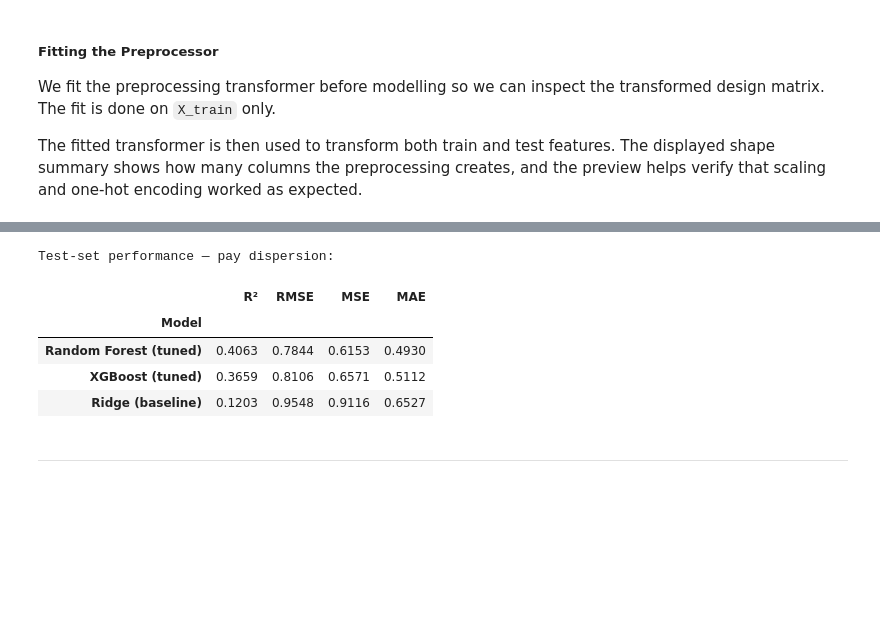
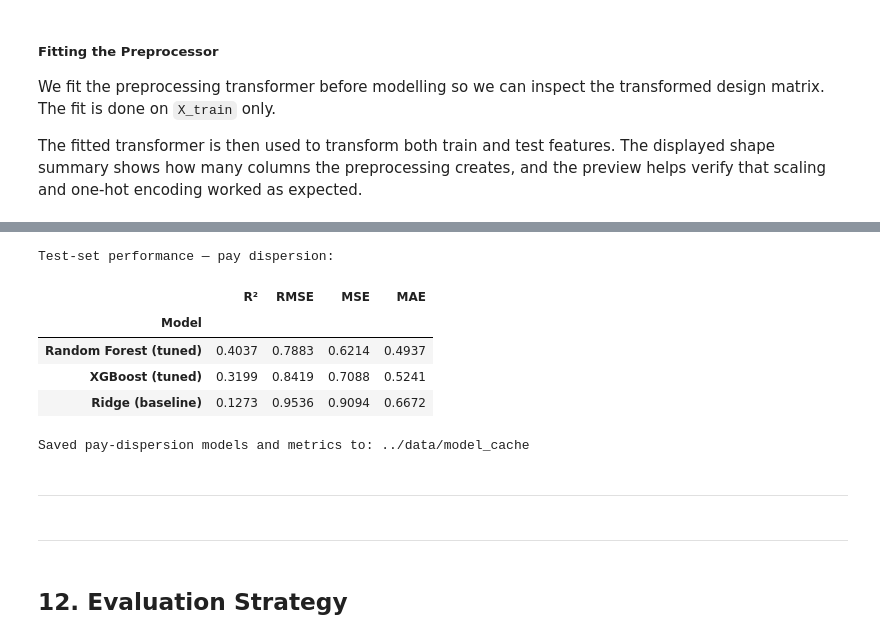
Before and after one commit to rizkyakbar-tud/DAI, a Jupyter notebook: mission/proposals_st26/mission_proposal_Akbar-Zduńczyk.ipynb, the cells around one changed output, grey strips where cells are left out. Drawn from its saved outputs; the diff is of its cells as text; code cells hidden in the pictures; blank space fills up the shorter version.

```diff
--- a/mission/proposals_st26/mission_proposal_Akbar-Zduńczyk.ipynb
+++ b/mission/proposals_st26/mission_proposal_Akbar-Zduńczyk.ipynb
@@ -4936,7 +5016,7 @@ Random Forest and XGBoost were the two top-performing models in the dispersion
 screening (R² 0.41 and 0.31 respectively). We run 50-trial Optuna searches for
 each, then report final test-set performance for both alongside the Ridge baseline.
 # %%
-# ── 13.1.7b  Optuna tuning for pay-dispersion top-2 models ──────────────────
+# -- 11.8.2  Optuna tuning for pay-dispersion top-2 models -----------------
 
 # Pre-fit the dispersion preprocessor once to avoid refitting inside every trial
 disp_pre_fitted = ColumnTransformer([
@@ -4964,8 +5044,11 @@ def disp_xgb_objective(trial):
         "colsample_bytree": trial.suggest_float("colsample_bytree", 0.5, 1.0),
     }
     scores = cross_val_score(
-        xgb.XGBRegressor(**params), X_disp_train_pp, y_disp_train,
-        scoring="neg_mean_squared_error", cv=disp_cv,
+        xgb.XGBRegressor(**params),
+        X_disp_train_pp,
+        y_disp_train,
+        scoring="neg_mean_squared_error",
+        cv=disp_cv,
     )
     return -scores.mean()
 
@@ -4981,21 +5064,32 @@ def disp_rf_objective(trial):
         "n_jobs":            -1,
     }
     scores = cross_val_score(
-        RandomForestRegressor(**params), X_disp_train_pp, y_disp_train,
-        scoring="neg_mean_squared_error", cv=disp_cv,
+        RandomForestRegressor(**params),
+        X_disp_train_pp,
+        y_disp_train,
+        scoring="neg_mean_squared_error",
+        cv=disp_cv,
     )
     return -scores.mean()
 
 
-disp_xgb_study = optuna.create_study(direction="minimize")
-disp_xgb_study.optimize(disp_xgb_objective, n_trials=50, show_progress_bar=True)
+disp_xgb_study = run_cached_optuna_study(
+    study_name="pay_dispersion_xgboost_v1",
+    objective=disp_xgb_objective,
+    sampler_seed=DISP_RS,
+)
+save_best_params(disp_xgb_study, "pay_dispersion_xgb_best_params.json")
 print("Best XGBoost params (dispersion):")
 for k, v in disp_xgb_study.best_params.items():
     print(f"  {k}: {v}")
 print(f"Best CV MSE: {disp_xgb_study.best_value:.4f}")
 
-disp_rf_study = optuna.create_study(direction="minimize")
-disp_rf_study.optimize(disp_rf_objective, n_trials=50, show_progress_bar=True)
+disp_rf_study = run_cached_optuna_study(
+    study_name="pay_dispersion_random_forest_v1",
+    objective=disp_rf_objective,
+    sampler_seed=DISP_RS,
+)
+save_best_params(disp_rf_study, "pay_dispersion_rf_best_params.json")
 print("\nBest Random Forest params (dispersion):")
 for k, v in disp_rf_study.best_params.items():
     print(f"  {k}: {v}")
@@ -5011,5 +5121,5 @@ Best CV MSE: 0.5206
 # %%
-# ── 13.1.7c  Final test-set evaluation (dispersion) ─────────────────────────
+# -- 11.8.3  Final test-set evaluation (dispersion) -------------------------
 
 disp_ridge = RidgeCV(alphas=[0.01, 0.1, 1.0, 10.0, 100.0], cv=5, scoring="r2")
 disp_ridge.fit(X_disp_train_pp, y_disp_train)
@@ -5022,37 +5132,50 @@ best_disp_xgb = xgb.XGBRegressor(
 )
 best_disp_xgb.fit(X_disp_train_pp, y_disp_train)
 
 best_disp_rf = RandomForestRegressor(
     **disp_rf_study.best_params,
     random_state=DISP_RS,
     n_jobs=-1,
 )
 best_disp_rf.fit(X_disp_train_pp, y_disp_train)
 
 
 def disp_eval_row(name, y_true, y_pred):
     return {
         "Model": name,
-        "R\u00b2":   r2_score(y_true, y_pred),
+        "R²":   r2_score(y_true, y_pred),
         "RMSE":  np.sqrt(mean_squared_error(y_true, y_pred)),
         "MSE":   mean_squared_error(y_true, y_pred),
         "MAE":   mean_absolute_error(y_true, y_pred),
     }
 
 disp_final = pd.DataFrame([
     disp_eval_row("Ridge (baseline)",      y_disp_test, disp_ridge.predict(X_disp_test_pp)),
     disp_eval_row("XGBoost (tuned)",       y_disp_test, best_disp_xgb.predict(X_disp_test_pp)),
     disp_eval_row("Random Forest (tuned)", y_disp_test, best_disp_rf.predict(X_disp_test_pp)),
-]).set_index("Model").sort_values("R\u00b2", ascending=False)
+]).set_index("Model").sort_values("R²", ascending=False)
+
+joblib.dump(disp_pre_fitted, TUNING_CACHE_DIR / "pay_dispersion_preprocessor.joblib")
+joblib.dump(disp_ridge, TUNING_CACHE_DIR / "pay_dispersion_ridge_model.joblib")
+joblib.dump(best_disp_xgb, TUNING_CACHE_DIR / "pay_dispersion_xgb_model.joblib")
+joblib.dump(best_disp_rf, TUNING_CACHE_DIR / "pay_dispersion_rf_model.joblib")
+disp_final.to_csv(TUNING_CACHE_DIR / "pay_dispersion_test_metrics.csv")
 
 print("Test-set performance — pay dispersion:")
 display(disp_final.round(4))
+print(f"Saved pay-dispersion models and metrics to: {TUNING_CACHE_DIR}")
 # %% [output]
 Test-set performance — pay dispersion:
 |  | R² | RMSE | MSE | MAE |
 | Model |  |  |  |  |
-| Random Forest (tuned) | 0.4063 | 0.7844 | 0.6153 | 0.4930 |
-| XGBoost (tuned) | 0.3659 | 0.8106 | 0.6571 | 0.5112 |
-| Ridge (baseline) | 0.1203 | 0.9548 | 0.9116 | 0.6527 |
+| Random Forest (tuned) | 0.4037 | 0.7883 | 0.6214 | 0.4937 |
+| XGBoost (tuned) | 0.3199 | 0.8419 | 0.7088 | 0.5241 |
+| Ridge (baseline) | 0.1273 | 0.9536 | 0.9094 | 0.6672 |
+Saved pay-dispersion models and metrics to: ../data/model_cache
-# %% [markdown]
----
+# %% [markdown]
+---
+# %% [markdown]
+---
+# %% [markdown]
+<a id="evaluation-strategy"></a>
+## 12. Evaluation Strategy
```
Also changed, not shown: parts of 58 cells of this notebook.
